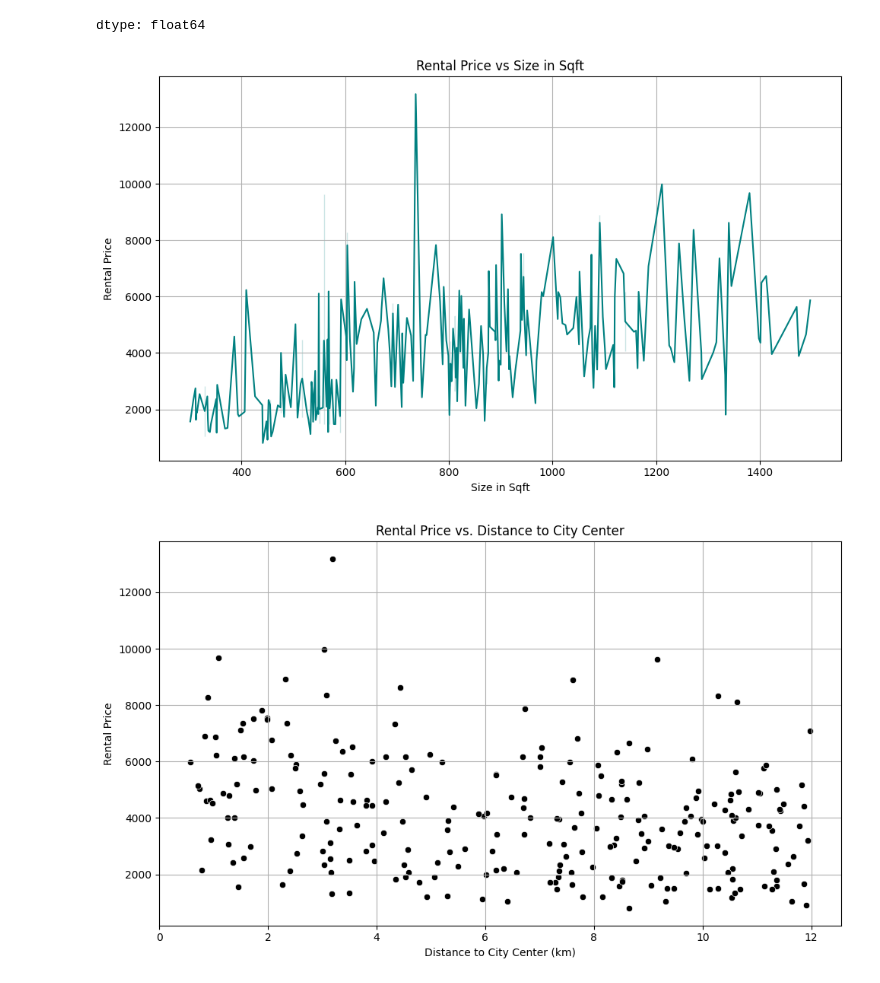
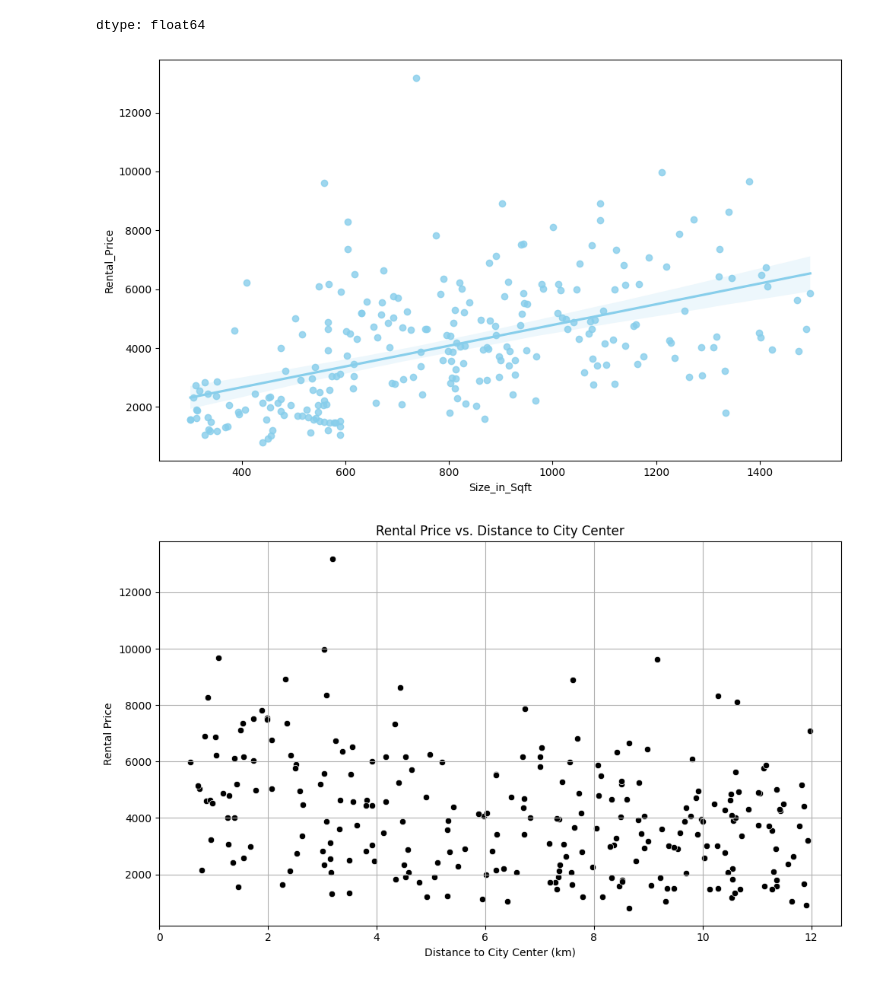
Before and after one commit to Yureshka02/DA_CB010714_Assignment_01, a Jupyter notebook: CB010714_3_A.ipynb, the cells around one changed output. Cells and saved outputs as stored; diff of their text form; code cells hidden in the pictures.

```diff
--- a/CB010714_3_A.ipynb
+++ b/CB010714_3_A.ipynb
@@ -28,17 +28,20 @@ dtype: float64
 # %%
 #---------------------------------------------------------------------------------------------------#
 #b)
 #plotting rental price vs size in sqft
 plt.figure(figsize=(10, 6))
-sns.lineplot(x='Size_in_Sqft', y='Rental_Price', data=df, color="teal")
-plt.title('Rental Price vs Size in Sqft')
-plt.xlabel('Size in Sqft')
-plt.ylabel('Rental Price')
-plt.grid(True)
+# sns.lineplot(x='Size_in_Sqft', y='Rental_Price', data=df, color="teal")
+# plt.title('Rental Price vs Size in Sqft')
+# plt.xlabel('Size in Sqft')
+# plt.ylabel('Rental Price')
+# plt.grid(True)
+#getting the regression line
+sns.regplot(x='Size_in_Sqft', y='Rental_Price', data=df, scatter=True, color='skyblue')
+
 plt.tight_layout()
 plt.show()
 # %% [output]
-[figure, old version]
+[figure, new version]
 # %%
 #---------------------------------------------------------------------------------------------------#
 #c)no
```
